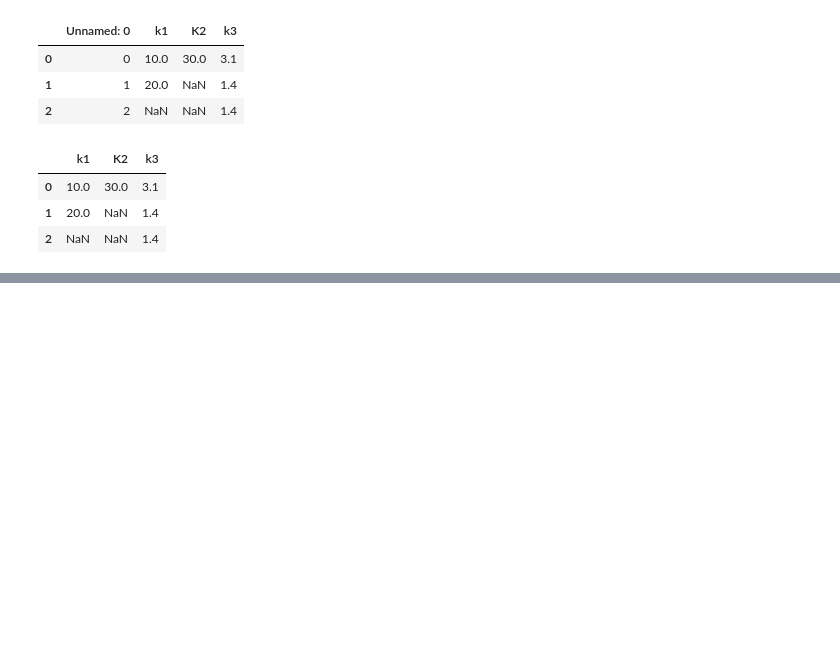
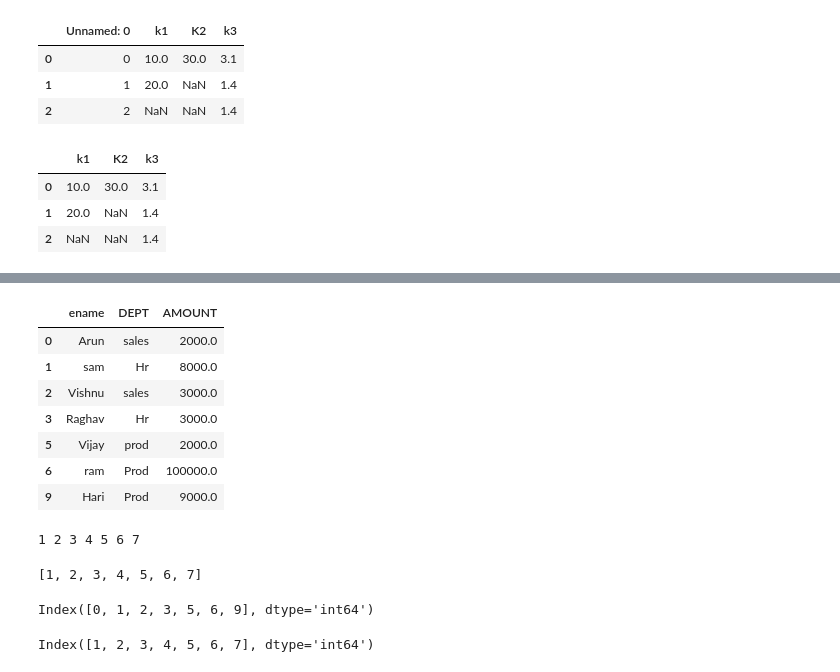
Before and after one commit to krishtheeba/PythonWithAI, a Jupyter notebook: pandas_Jupyter.ipynb, the cells around one changed output, grey strips where cells are left out. Saved outputs shown, nothing was run; the diff lists cells and outputs as text; code cells hidden in the pictures; blank space fills up the shorter version.

```diff
--- a/pandas_Jupyter.ipynb
+++ b/pandas_Jupyter.ipynb
@@ -925,0 +991,10 @@ pd.read_csv("D://res.csv")
+# %%
+# 1. Load emp.csv to pandas -> df
+df_csv = pd.read_csv("D://emp.csv")
+
+# 2. Get info about loaded DataFrame
+df_csv.info()   # df_csv.describe()
+
+# 3. List out all row index, column index
+print("Row Index : ", df_csv.index)
+print("List of column : ", df_csv.columns)
@@ -925,0 +1016,19 @@ pd.read_csv("D://res.csv")
+# %%
+# 4. display df shape
+print(df_csv.shape)   # tuple
+
+# 5. Test- any duplicates values exists--> drop duplicated update to input DataFrame
+df_csv.duplicated()
+df_csv.duplicated().sum()
+df_csv.drop_duplicates(inplace=True)
+
+# 6. Test - any NaN is exist -> drop index based and column based
+print(df_csv.isnull().sum())
+
+# 7. Test - any NaN is exists -> replace row/ column default
+df_csv.dropna(inplace=True)   # default - row based
+df_csv.dropna(axis=1) # column based
+print(df_csv.isnull().sum())
+
+df_csv.fillna('TestData')   # replace NaN - TestData
+df_csv['edept'].fillna('commonDept')
@@ -925,0 +1066,3 @@ pd.read_csv("D://res.csv")
+# %%
+# 9. Drop selective columns
+df_csv.drop(columns=['eid','ecity'], inplace=True)
@@ -925,0 +1083,29 @@ pd.read_csv("D://res.csv")
+# %%
+df_csv
+# %% [output]
+|  | ename | DEPT | AMOUNT |
+| 0 | Arun | sales | 2000.0 |
+| 1 | sam | Hr | 8000.0 |
+| 2 | Vishnu | sales | 3000.0 |
+| 3 | Raghav | Hr | 3000.0 |
+| 5 | Vijay | prod | 2000.0 |
+| 6 | ram | Prod | 100000.0 |
+| 9 | Hari | Prod | 9000.0 |
+# %%
+for var in range(1,len(df_csv.index)+1):
+    print(var, end=" ")
+# %% [output]
+1 2 3 4 5 6 7
+# %%
+[   var for var in range(1,len(df_csv.index)+1) ]
+# %% [output]
+[1, 2, 3, 4, 5, 6, 7]
+# %%
+df_csv.index
+# %% [output]
+Index([0, 1, 2, 3, 5, 6, 9], dtype='int64')
+# %%
+df_csv.index=[ var for var in range(1,len(df_csv.index)+1) ]
+df_csv.index
+# %% [output]
+Index([1, 2, 3, 4, 5, 6, 7], dtype='int64')
```
Also changed, not shown: parts of 55 cells of this notebook.
